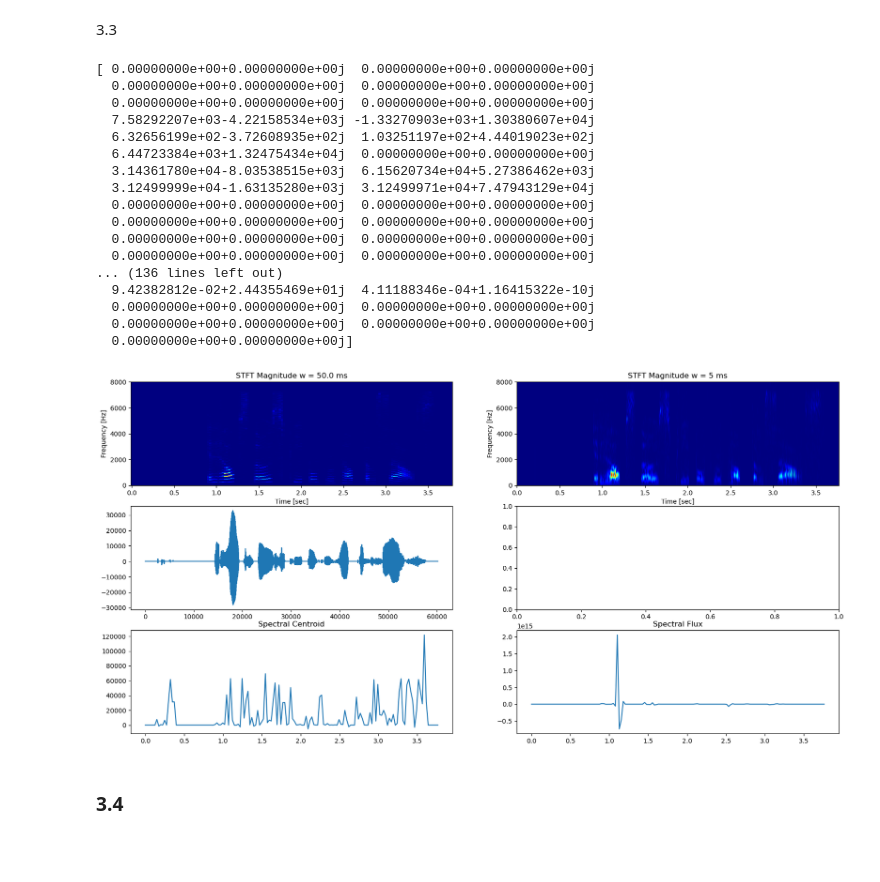
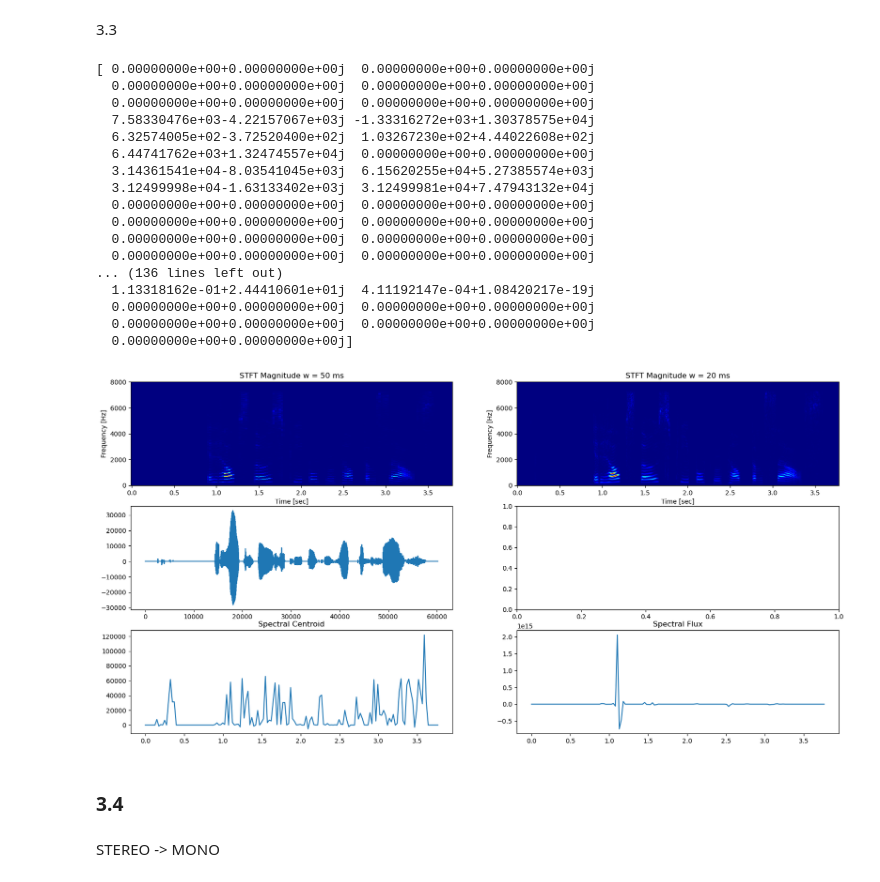
Before and after one commit to ElGreKost/DSP-Lab-Suite, a Jupyter notebook: Digital-Signal-Processing/dsp_project1/dsp_lab1_code.ipynb, the cells around one changed output. Drawn from its saved outputs; the diff is of its cells as text; code cells hidden in the pictures; blank space fills up the shorter version.

```diff
--- a/Digital-Signal-Processing/dsp_project1/dsp_lab1_code.ipynb
+++ b/Digital-Signal-Processing/dsp_project1/dsp_lab1_code.ipynb
@@ -446,3 +448,8 @@ _signal = np.copy(signal)
 for i in range(len(signal)):
     if np.abs(_signal[i]) < sig_max*0.02:
         _signal[i] = 0
+
+_signal = _signal.astype('float64')
+plt.plot(time, _signal)
+plt.title('without noise')
+plt.show()
@@ -490,8 +493,7 @@ display(Audio(signal[20000:23000], rate=16000))
 from scipy.signal import stft
 
 fs = 16000
-length = 0.05
-win = int(length * fs) # 50 ms window
+win = int(50 * fs / 1000) # 50 ms window
 
 # compute the stft
 f, t, Zxx = stft(_signal, fs=fs, window='hann', nperseg=win, nfft=2048)
@@ -501,7 +503,7 @@ fig, ax = plt.subplots(3,2,figsize=(20, 10))
 
 # plot the stft
 ax[0][0].pcolormesh(t,f,np.abs(Zxx), cmap='jet')
-ax[0][0].set_title(f'STFT Magnitude w = {length * 1000} ms')
+ax[0][0].set_title(f'STFT Magnitude w = {50} ms')
 ax[0][0].set_ylabel('Frequency [Hz]')
 ax[0][0].set_xlabel('Time [sec]')
 
@@ -511,11 +513,11 @@ Zxx_mag = np.square(Zxx)
 
 
 # compute the stft
-f, t, Zxx = stft(_signal, fs=fs, window='hann', nperseg=0.005*fs, nfft=2048)
+f, t, Zxx = stft(_signal, fs=fs, window='hann', nperseg=20 * fs / 1000, nfft=2048)
 
 # plot the stft
 ax[0][1].pcolormesh(t,f,np.abs(Zxx), cmap='jet')
-ax[0][1].set_title(f'STFT Magnitude w = {5} ms')
+ax[0][1].set_title(f'STFT Magnitude w = {20} ms')
 ax[0][1].set_ylabel('Frequency [Hz]')
 ax[0][1].set_xlabel('Time [sec]')
 
@@ -529,39 +531,41 @@ f_c_time = np.linspace(0, len(signal) / fs, num=len(f_c))
 print(f_c)
 ax[2][0].plot(f_c_time, f_c)
 ax[2][0].set_title('Spectral Centroid')
 
 s_f = np.sum(np.square(np.diff(Zxx_mag, axis=1)), axis=0)
 s_f_time = np.linspace(0, len(signal) / fs, num=len(s_f))
 
 
 print(s_f)
 ax[2][1].plot(s_f_time, s_f)
 ax[2][1].set_title('Spectral Flux')
 
 
 ax[1][0].plot(_signal)
 
 
 
 plt.show()
 # %% [output]
 [ 0.00000000e+00+0.00000000e+00j  0.00000000e+00+0.00000000e+00j
   0.00000000e+00+0.00000000e+00j  0.00000000e+00+0.00000000e+00j
   0.00000000e+00+0.00000000e+00j  0.00000000e+00+0.00000000e+00j
-  7.58292207e+03-4.22158534e+03j -1.33270903e+03+1.30380607e+04j
-  6.32656199e+02-3.72608935e+02j  1.03251197e+02+4.44019023e+02j
-  6.44723384e+03+1.32475434e+04j  0.00000000e+00+0.00000000e+00j
-  3.14361780e+04-8.03538515e+03j  6.15620734e+04+5.27386462e+03j
-  3.12499999e+04-1.63135280e+03j  3.12499971e+04+7.47943129e+04j
+  7.58330476e+03-4.22157067e+03j -1.33316272e+03+1.30378575e+04j
+  6.32574005e+02-3.72520400e+02j  1.03267230e+02+4.44022608e+02j
+  6.44741762e+03+1.32474557e+04j  0.00000000e+00+0.00000000e+00j
+  3.14361541e+04-8.03541045e+03j  6.15620255e+04+5.27385574e+03j
+  3.12499998e+04-1.63133402e+03j  3.12499981e+04+7.47943132e+04j
   0.00000000e+00+0.00000000e+00j  0.00000000e+00+0.00000000e+00j
   0.00000000e+00+0.00000000e+00j  0.00000000e+00+0.00000000e+00j
   0.00000000e+00+0.00000000e+00j  0.00000000e+00+0.00000000e+00j
   0.00000000e+00+0.00000000e+00j  0.00000000e+00+0.00000000e+00j
 ... (136 lines left out)
-  9.42382812e-02+2.44355469e+01j  4.11188346e-04+1.16415322e-10j
+  1.13318162e-01+2.44410601e+01j  4.11192147e-04+1.08420217e-19j
   0.00000000e+00+0.00000000e+00j  0.00000000e+00+0.00000000e+00j
   0.00000000e+00+0.00000000e+00j  0.00000000e+00+0.00000000e+00j
   0.00000000e+00+0.00000000e+00j]
-[figure, old version]
+[figure, new version]
 # %% [markdown]
 ### 3.4
+# %% [markdown]
+STEREO -> MONO
```
Also changed, not shown: parts of 10 cells of this notebook.
